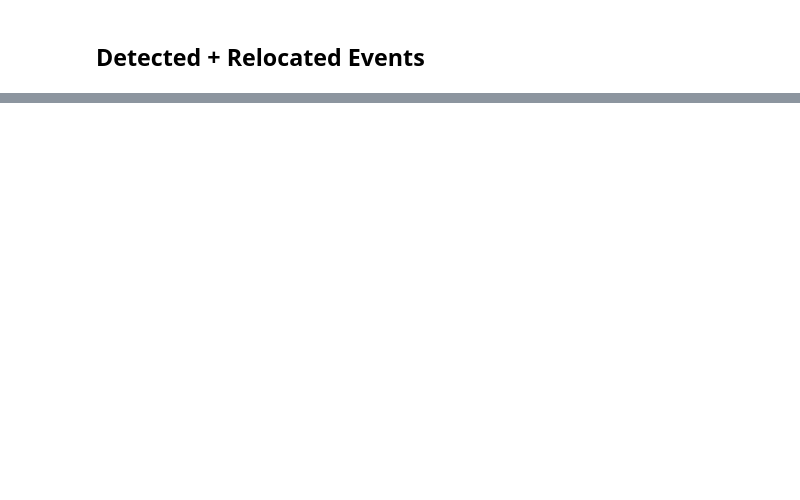
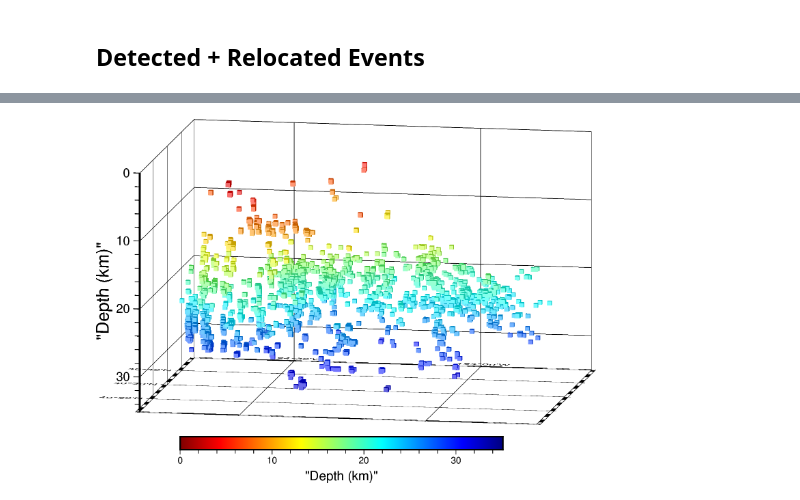
Before and after one commit to arif-geo/hypodd_pywrapper, a Jupyter notebook: notebooks/relocation_test.ipynb, the cells around one changed output, grey strips where cells are left out. Drawn from its saved outputs; the diff is of its cells as text; code cells hidden in the pictures; blank space fills up the shorter version.

```diff
--- a/notebooks/relocation_test.ipynb
+++ b/notebooks/relocation_test.ipynb
@@ -334,0 +462,42 @@ Generating Map View of Grid Profiles...
+# %%
+# 3D plot of relocated earthquakes
+depth_col = 'depth'
+
+fig = pygmt.Figure()
+
+lon_min = float(reloc_df['longitude'].min()) - 0.05
+lon_max = float(reloc_df['longitude'].max()) + 0.05
+lat_min = float(reloc_df['latitude'].min()) - 0.05
+lat_max = float(reloc_df['latitude'].max()) + 0.05
+z_max = float(reloc_df[depth_col].max()) + 2.0
+
+# Region must be ordered [xmin, xmax, ymin, ymax, zmin, zmax], where min < max
+region_3d = [lon_min, lon_max, lat_min, lat_max, 0.0, z_max]
+
+# Generate a colormap map based on depth
+pygmt.makecpt(cmap="jet", series=[0, z_max], reverse=True)
+
+# Create the 3D scatter plot
+fig.plot3d(
+    x=reloc_df['longitude'],
+    y=reloc_df['latitude'],
+    z=reloc_df[depth_col],
+    style="u0.1c",             # Circles of size 0.1 cm
+    fill=reloc_df[depth_col],  # Color mapped by depth using fill instead of color
+    cmap=True,                 # Use the generated colormap
+    region=region_3d,
+    projection="M10c",         # Mercator projection 10 cm wide
+    zsize="-6c",               # Negative zsize inverts the Z axis so depth goes down
+    perspective=[170, 10],     # Azimuth=135°, Elevation=30°
+    frame=[
+        "WsNeZ1",              # Which axes/borders to draw
+        'xafg+l"Longitude"',
+        'yafg+l"Latitude"',
+        'zafg+l"Depth (km)"'
+    ],
+)
+
+fig.colorbar(frame='af+l"Depth (km)"')
+fig.show()
+# %% [output]
+[figure, added]
```
Also changed, not shown: parts of 13 cells of this notebook, 26 other files.
